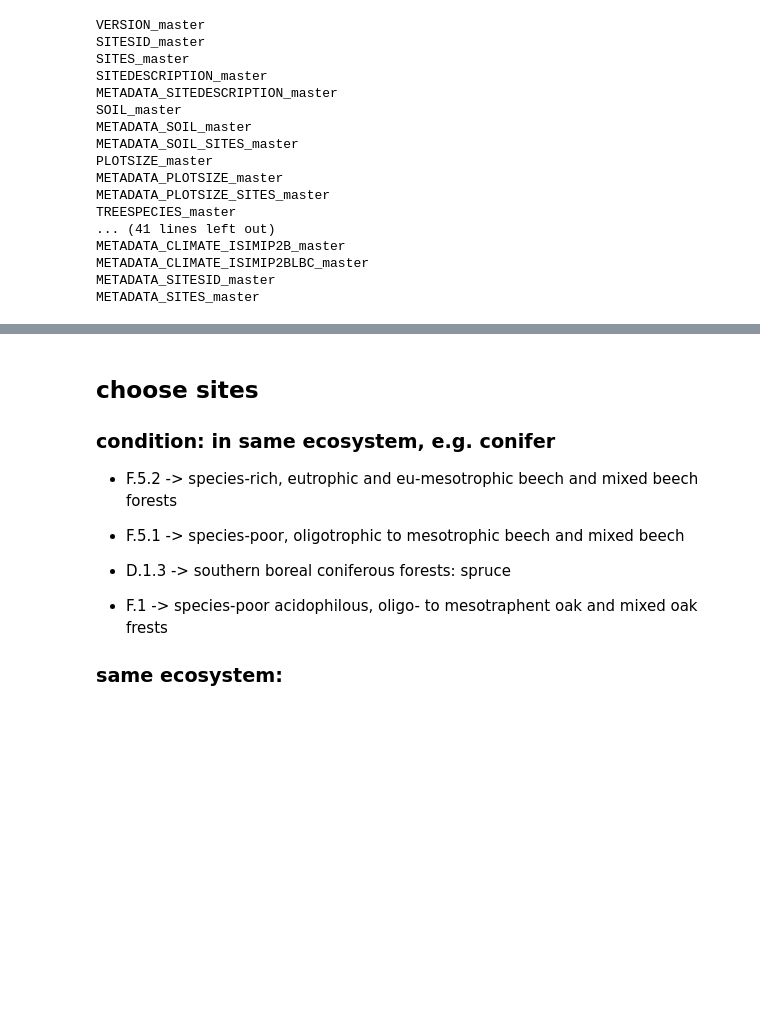
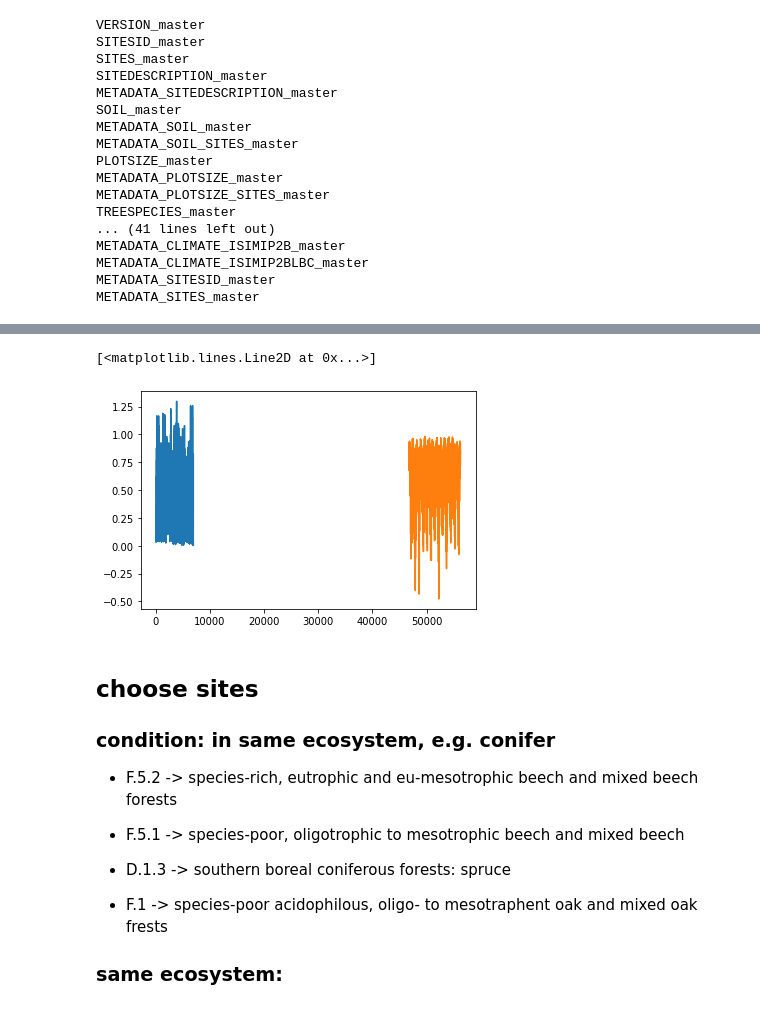
Before and after one commit to biometry/PiNNs, a Jupyter notebook: notebooks/data.ipynb, the cells around one changed output, grey strips where cells are left out. Cells and saved outputs as stored; diff of their text form; code cells hidden in the pictures; blank space fills up the shorter version.

```diff
--- a/notebooks/data.ipynb
+++ b/notebooks/data.ipynb
@@ -102,3 +97,25 @@ plt.plot(df.loc[df['site_id']==14, 'rad_Jcm2day'])
+# %%
+# calc vpd
+d = df.loc[df['site_id']==14]
+relhum = d['relhum_percent']
+tmax = d['tmax_degC']
+tmin = d['tmin_degC']
+def es(t):
+    return 0.6108*e**((17.27*t)/(t+237.3))
+def ee(tmin, tmax, f):
+    return (f(tmax)- f(tmin))/2
+
+vpd = -(relhum/100)*ee(tmin, tmax, es) + 1
+
+#testv = v.set_index(pd.to_datetime(v['date']))
+#v = testv.resample('D').mean()
+
+plt.plot(v['vpdFMDS_hPa'].values/10)
+plt.plot(vpd)
+#plt.plot(v['vpdFMDS_hPa'].values)
+# %% [output]
+[<matplotlib.lines.Line2D at 0x...>]
+[figure, added]
 # %% [markdown]
 
 ## choose sites
```
Also changed, not shown: parts of 5 cells of this notebook, 1 other file.
